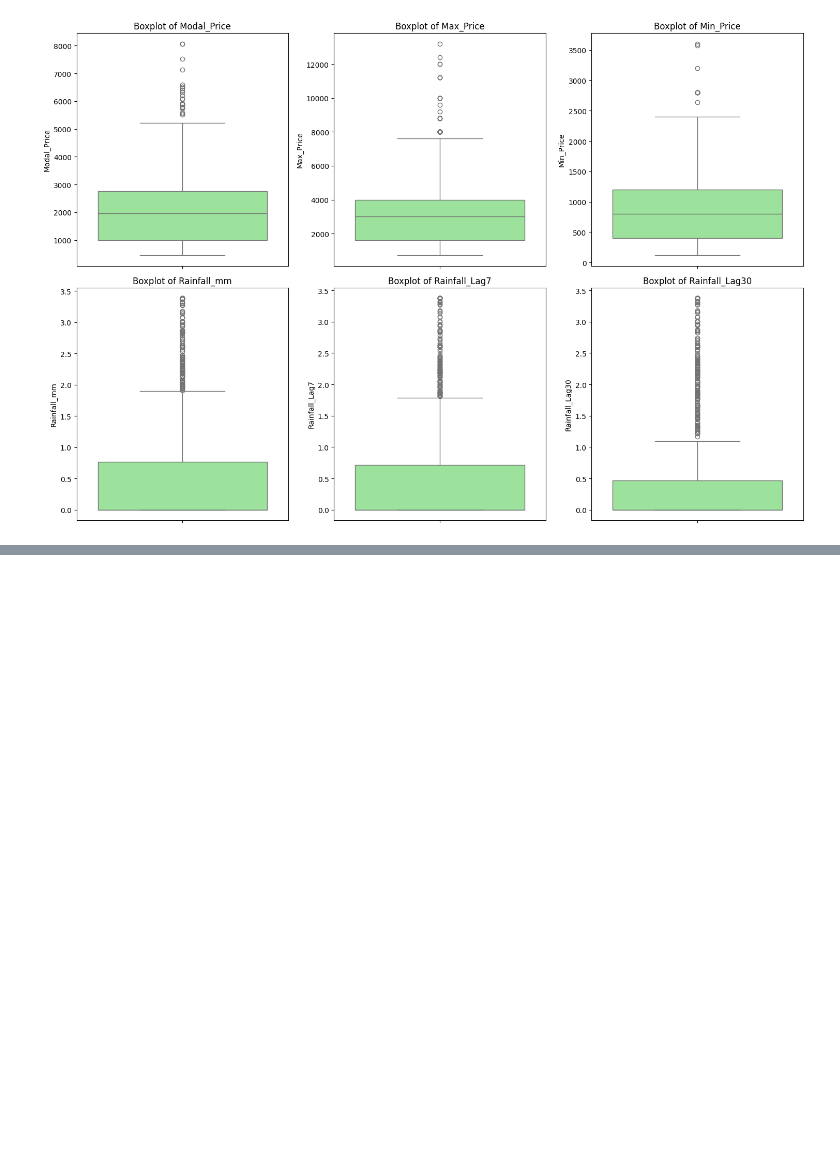
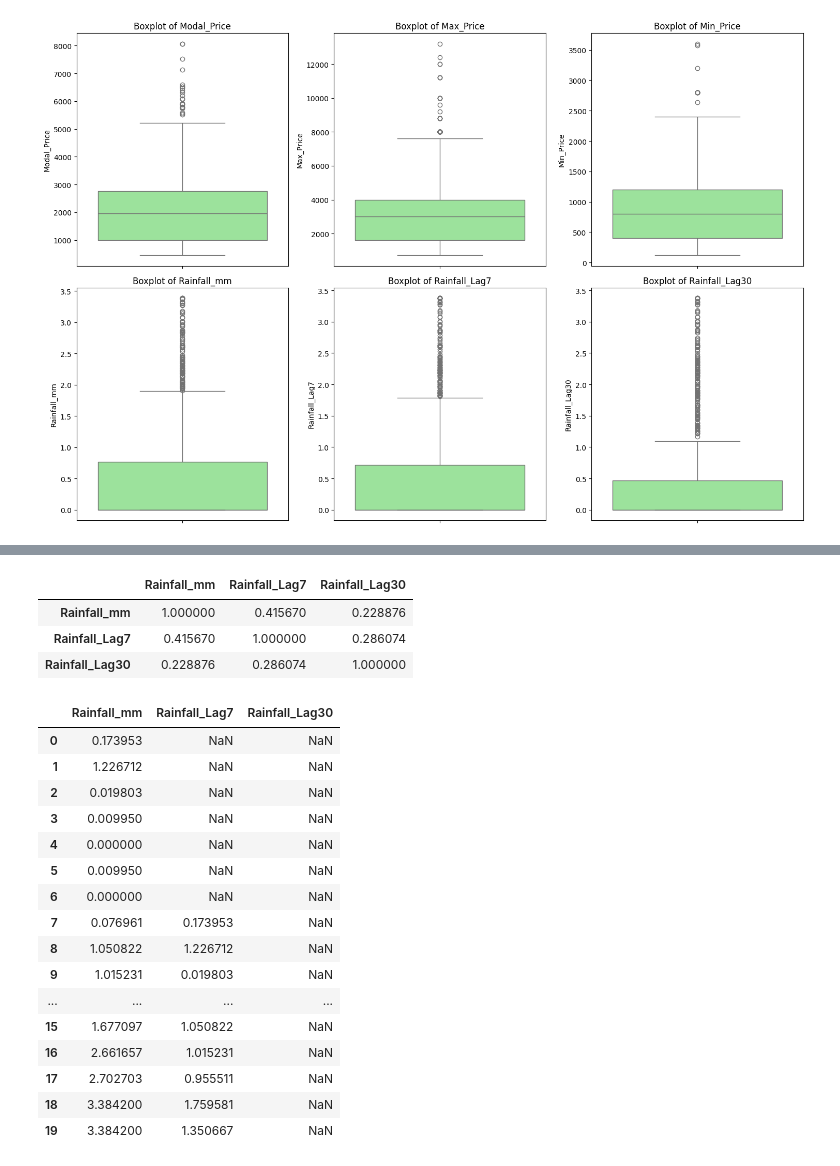
Before and after one commit to Jashan-ai-sys/Crop-Market-Price-Predictor, a Jupyter notebook: eda.ipynb, the cells around one changed output, grey strips where cells are left out. Saved outputs shown, nothing was run; the diff lists cells and outputs as text; code cells hidden in the pictures; blank space fills up the shorter version.

```diff
--- a/eda.ipynb
+++ b/eda.ipynb
@@ -574,0 +630,27 @@ plt.show()
+# %%
+df[['Rainfall_mm','Rainfall_Lag7','Rainfall_Lag30']].corr()
+# %% [output]
+|  | Rainfall_mm | Rainfall_Lag7 | Rainfall_Lag30 |
+| Rainfall_mm | 1.000000 | 0.415670 | 0.228876 |
+| Rainfall_Lag7 | 0.415670 | 1.000000 | 0.286074 |
+| Rainfall_Lag30 | 0.228876 | 0.286074 | 1.000000 |
+# %%
+df[['Rainfall_mm','Rainfall_Lag7','Rainfall_Lag30']].head(20)
+# %% [output]
+|  | Rainfall_mm | Rainfall_Lag7 | Rainfall_Lag30 |
+| 0 | 0.173953 | NaN | NaN |
+| 1 | 1.226712 | NaN | NaN |
+| 2 | 0.019803 | NaN | NaN |
+| 3 | 0.009950 | NaN | NaN |
+| 4 | 0.000000 | NaN | NaN |
+| 5 | 0.009950 | NaN | NaN |
+| 6 | 0.000000 | NaN | NaN |
+| 7 | 0.076961 | 0.173953 | NaN |
+| 8 | 1.050822 | 1.226712 | NaN |
+| 9 | 1.015231 | 0.019803 | NaN |
+| ... | ... | ... | ... |
+| 15 | 1.677097 | 1.050822 | NaN |
+| 16 | 2.661657 | 1.015231 | NaN |
+| 17 | 2.702703 | 0.955511 | NaN |
+| 18 | 3.384200 | 1.759581 | NaN |
+| 19 | 3.384200 | 1.350667 | NaN |
```
Also changed, not shown: parts of 14 cells of this notebook, 1 other file.
